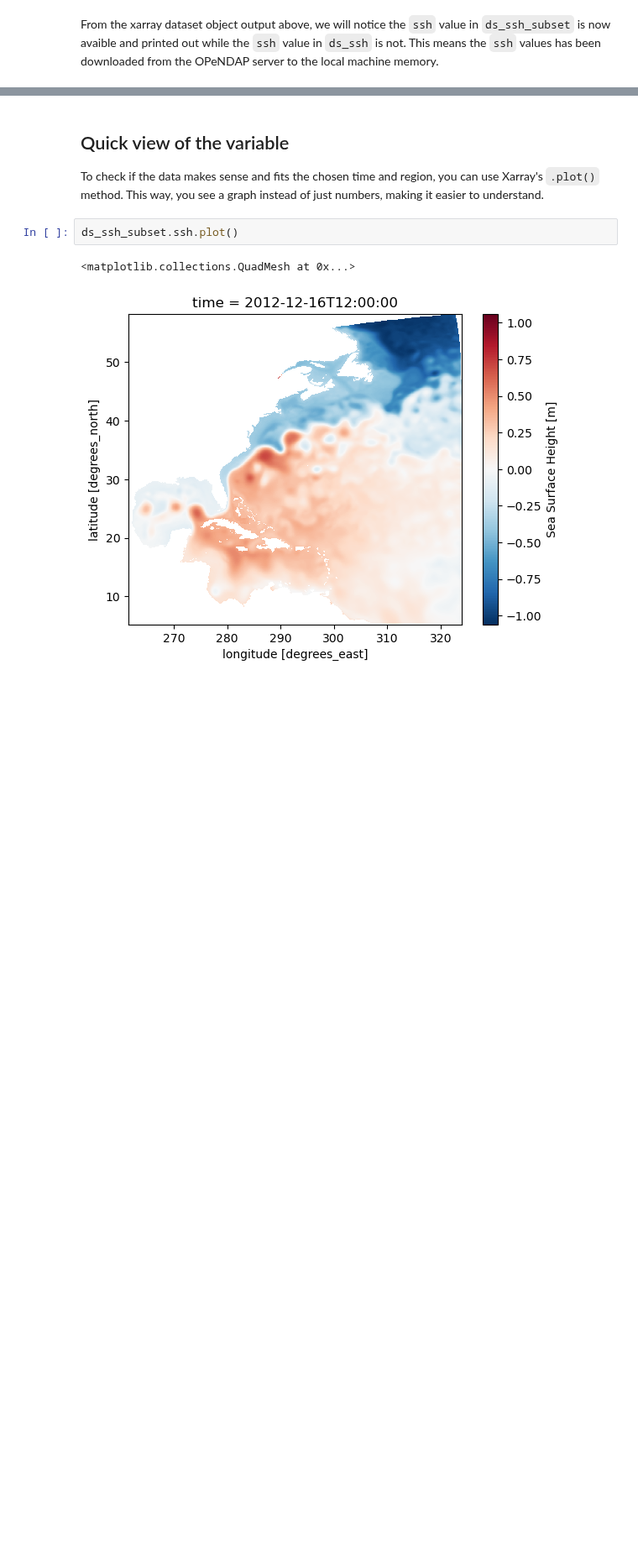
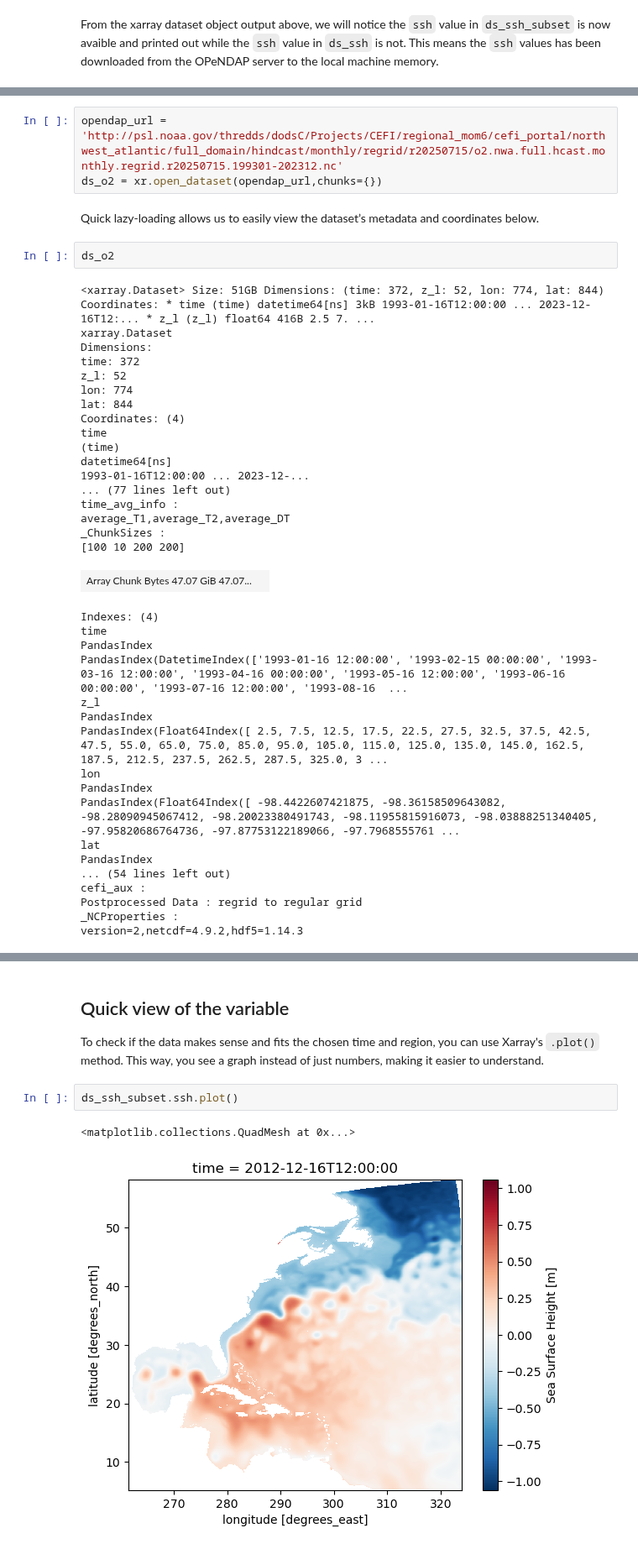
Before and after one commit to NOAA-CEFI-Portal/cefi-cookbook, a Jupyter notebook: content/data_access/access_opendap/python_get_cefi.ipynb, the cells around one changed output, grey strips where cells are left out. Shown at 84% size. Cells and saved outputs as stored; diff of their text form; blank space fills up the shorter version.

```diff
--- a/content/data_access/access_opendap/python_get_cefi.ipynb
+++ b/content/data_access/access_opendap/python_get_cefi.ipynb
@@ -90,0 +104,43 @@ From the xarray dataset object output above, we will notice the `ssh` value in `
+# %%
+opendap_url = 'http://psl.noaa.gov/thredds/dodsC/Projects/CEFI/regional_mom6/cefi_portal/northwest_atlantic/full_domain/hindcast/monthly/regrid/r20250715/o2.nwa.full.hcast.monthly.regrid.r20250715.199301-202312.nc'
+ds_o2 = xr.open_dataset(opendap_url,chunks={})
+# %% [markdown]
+Quick lazy-loading allows us to easily view the dataset’s metadata and coordinates below.
+# %%
+ds_o2
+# %% [output]
+<xarray.Dataset> Size: 51GB Dimensions: (time: 372, z_l: 52, lon: 774, lat: 844) Coordinates: * time (time) datetime64[ns] 3kB 1993-01-16T12:00:00 ... 2023-12-16T12:... * z_l (z_l) float64 416B 2.5 7. ...
+xarray.Dataset
+Dimensions:
+time: 372
+z_l: 52
+lon: 774
+lat: 844
+Coordinates: (4)
+time
+(time)
+datetime64[ns]
+1993-01-16T12:00:00 ... 2023-12-...
+... (77 lines left out)
+time_avg_info :
+average_T1,average_T2,average_DT
+_ChunkSizes :
+[100 10 200 200]
+| Array Chunk Bytes 47.07 GiB 47.07... |  |
+Indexes: (4)
+time
+PandasIndex
+PandasIndex(DatetimeIndex(['1993-01-16 12:00:00', '1993-02-15 00:00:00', '1993-03-16 12:00:00', '1993-04-16 00:00:00', '1993-05-16 12:00:00', '1993-06-16 00:00:00', '1993-07-16 12:00:00', '1993-08-16  ...
+z_l
+PandasIndex
+PandasIndex(Float64Index([ 2.5, 7.5, 12.5, 17.5, 22.5, 27.5, 32.5, 37.5, 42.5, 47.5, 55.0, 65.0, 75.0, 85.0, 95.0, 105.0, 115.0, 125.0, 135.0, 145.0, 162.5, 187.5, 212.5, 237.5, 262.5, 287.5, 325.0, 3 ...
+lon
+PandasIndex
+PandasIndex(Float64Index([ -98.4422607421875, -98.36158509643082, -98.28090945067412, -98.20023380491743, -98.11955815916073, -98.03888251340405, -97.95820686764736, -97.87753122189066, -97.7968555761 ...
+lat
+PandasIndex
+... (54 lines left out)
+cefi_aux :
+Postprocessed Data : regrid to regular grid
+_NCProperties :
+version=2,netcdf=4.9.2,hdf5=1.14.3
```
Also changed, not shown: parts of 11 cells of this notebook, 2 other files.
